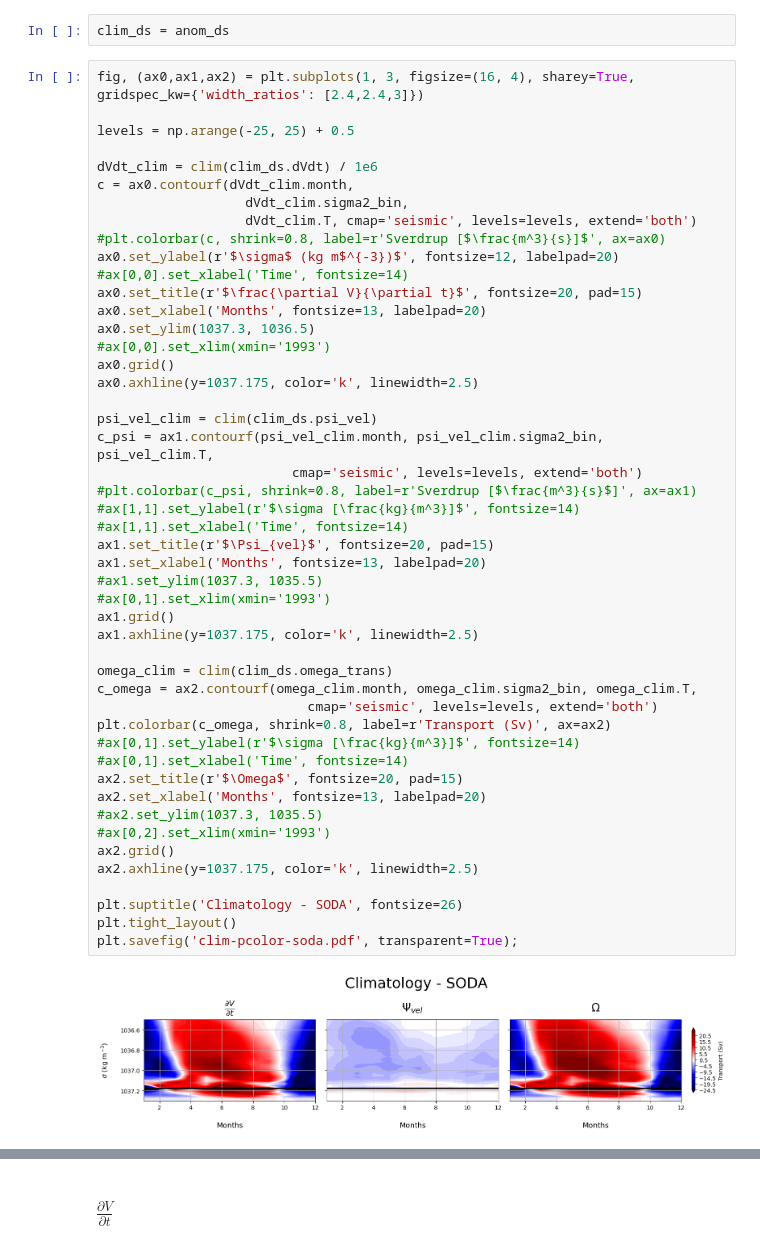
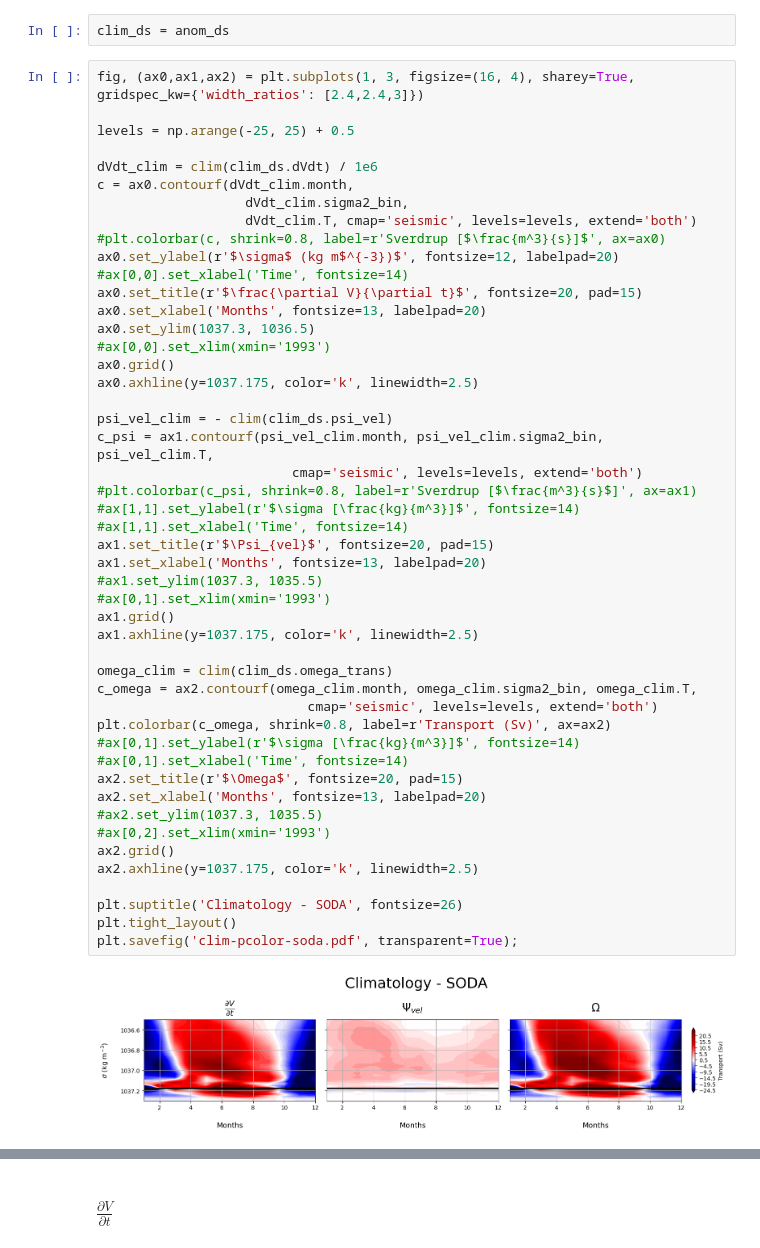
Before and after one commit to shanicetbailey/chapter1, a Jupyter notebook: SODA/7_figures.ipynb, the cells around one changed output, grey strips where cells are left out. Saved outputs shown, nothing was run; the diff lists cells and outputs as text.

Commit message:
made psi negative in pcolor plot and saved new clim ds

```diff
--- a/SODA/7_figures.ipynb
+++ b/SODA/7_figures.ipynb
@@ -282,34 +277,34 @@ ax0.set_ylim(1037.3, 1036.5)
 ax0.grid()
 ax0.axhline(y=1037.175, color='k', linewidth=2.5)
 
-psi_vel_clim = clim(clim_ds.psi_vel)
+psi_vel_clim = - clim(clim_ds.psi_vel)
 c_psi = ax1.contourf(psi_vel_clim.month, psi_vel_clim.sigma2_bin, psi_vel_clim.T,
                          cmap='seismic', levels=levels, extend='both')
 #plt.colorbar(c_psi, shrink=0.8, label=r'Sverdrup [$\frac{m^3}{s}$]', ax=ax1)
 #ax[1,1].set_ylabel(r'$\sigma [\frac{kg}{m^3}]$', fontsize=14)
 #ax[1,1].set_xlabel('Time', fontsize=14)
 ax1.set_title(r'$\Psi_{vel}$', fontsize=20, pad=15)
 ax1.set_xlabel('Months', fontsize=13, labelpad=20)
 #ax1.set_ylim(1037.3, 1035.5)
 #ax[0,1].set_xlim(xmin='1993')
 ax1.grid()
 ax1.axhline(y=1037.175, color='k', linewidth=2.5)
 
 omega_clim = clim(clim_ds.omega_trans)
 c_omega = ax2.contourf(omega_clim.month, omega_clim.sigma2_bin, omega_clim.T,
                            cmap='seismic', levels=levels, extend='both')
 plt.colorbar(c_omega, shrink=0.8, label=r'Transport (Sv)', ax=ax2)
 #ax[0,1].set_ylabel(r'$\sigma [\frac{kg}{m^3}]$', fontsize=14)
 #ax[0,1].set_xlabel('Time', fontsize=14)
 ax2.set_title(r'$\Omega$', fontsize=20, pad=15)
 ax2.set_xlabel('Months', fontsize=13, labelpad=20)
 #ax2.set_ylim(1037.3, 1035.5)
 #ax[0,2].set_xlim(xmin='1993')
 ax2.grid()
 ax2.axhline(y=1037.175, color='k', linewidth=2.5)
 
 plt.suptitle('Climatology - SODA', fontsize=26)
 plt.tight_layout()
 plt.savefig('clim-pcolor-soda.pdf', transparent=True);
 # %% [output]
-[figure, old version]
+[figure, new version]
```
Also changed, not shown: parts of 7 cells of this notebook.
